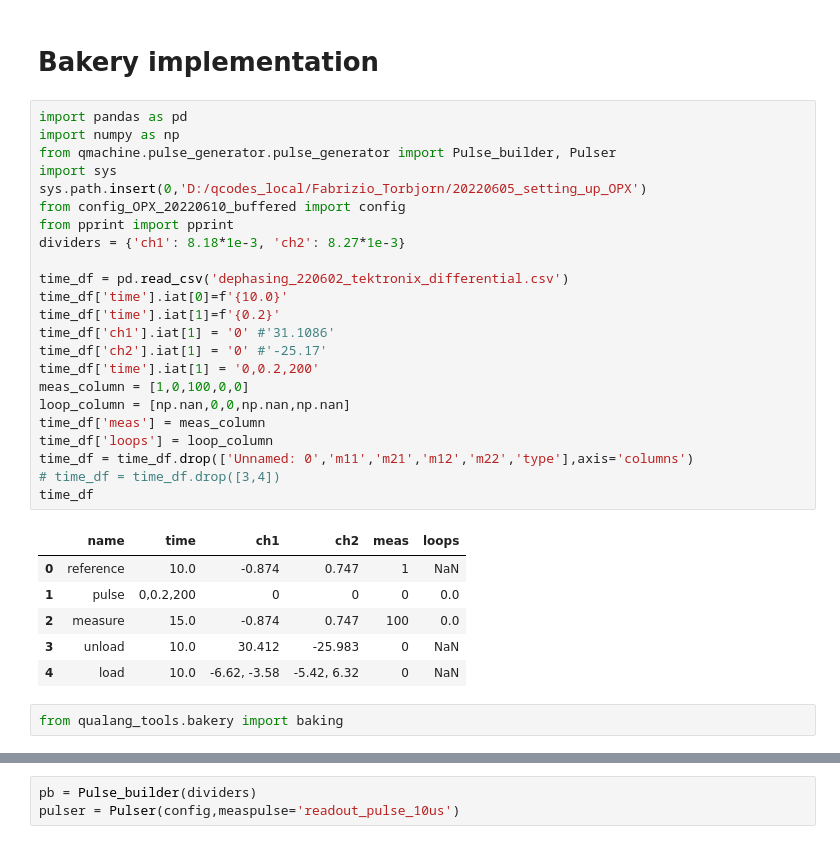
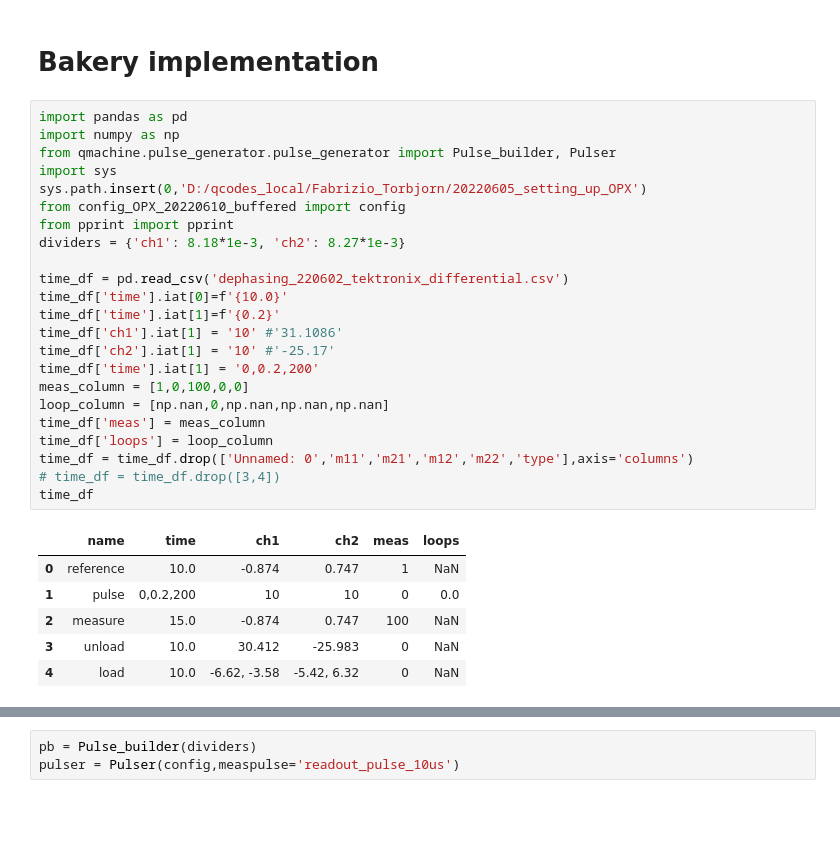
Before and after one commit to qdev-dk/QMachine, a Jupyter notebook: qmachine/pulse_generator/Pulse_generator_test.ipynb, the cells around one changed output, grey strips where cells are left out. Cells and saved outputs as stored; diff of their text form; blank space fills up the shorter version.

```diff
--- a/qmachine/pulse_generator/Pulse_generator_test.ipynb
+++ b/qmachine/pulse_generator/Pulse_generator_test.ipynb
@@ -433,32 +433,30 @@ vals.shape
 # %%
 import pandas as pd
 import numpy as np
 from qmachine.pulse_generator.pulse_generator import Pulse_builder, Pulser
 import sys
 sys.path.insert(0,'D:/qcodes_local/Fabrizio_Torbjorn/20220605_setting_up_OPX')
 from config_OPX_20220610_buffered import config
 from pprint import pprint
 dividers = {'ch1': 8.18*1e-3, 'ch2': 8.27*1e-3}
 
 time_df = pd.read_csv('dephasing_220602_tektronix_differential.csv')
 time_df['time'].iat[0]=f'{10.0}'
 time_df['time'].iat[1]=f'{0.2}'
-time_df['ch1'].iat[1] = '0' #'31.1086'
-time_df['ch2'].iat[1] = '0' #'-25.17'
+time_df['ch1'].iat[1] = '10' #'31.1086'
+time_df['ch2'].iat[1] = '10' #'-25.17'
 time_df['time'].iat[1] = '0,0.2,200'
 meas_column = [1,0,100,0,0]
-loop_column = [np.nan,0,0,np.nan,np.nan]
+loop_column = [np.nan,0,np.nan,np.nan,np.nan]
 time_df['meas'] = meas_column
 time_df['loops'] = loop_column
 time_df = time_df.drop(['Unnamed: 0','m11','m21','m12','m22','type'],axis='columns')
 # time_df = time_df.drop([3,4])
 time_df
 # %% [output]
 |  | name | time | ch1 | ch2 | meas | loops |
 | 0 | reference | 10.0 | -0.874 | 0.747 | 1 | NaN |
-| 1 | pulse | 0,0.2,200 | 0 | 0 | 0 | 0.0 |
-| 2 | measure | 15.0 | -0.874 | 0.747 | 100 | 0.0 |
+| 1 | pulse | 0,0.2,200 | 10 | 10 | 0 | 0.0 |
+| 2 | measure | 15.0 | -0.874 | 0.747 | 100 | NaN |
 | 3 | unload | 10.0 | 30.412 | -25.983 | 0 | NaN |
 | 4 | load | 10.0 | -6.62, -3.58 | -5.42, 6.32 | 0 | NaN |
-# %%
-from qualang_tools.bakery import baking
```
Also changed, not shown: parts of 14 cells of this notebook, 2 other files.
